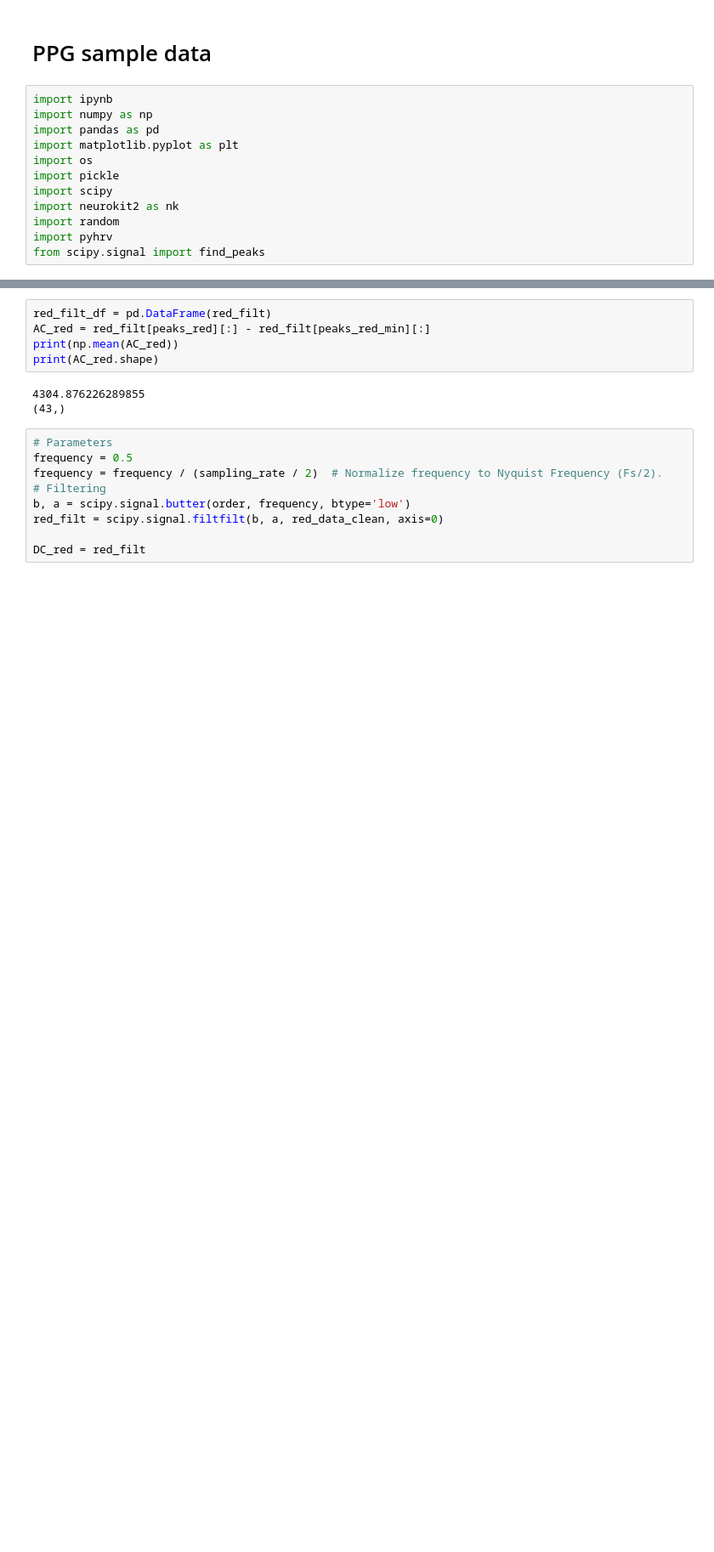
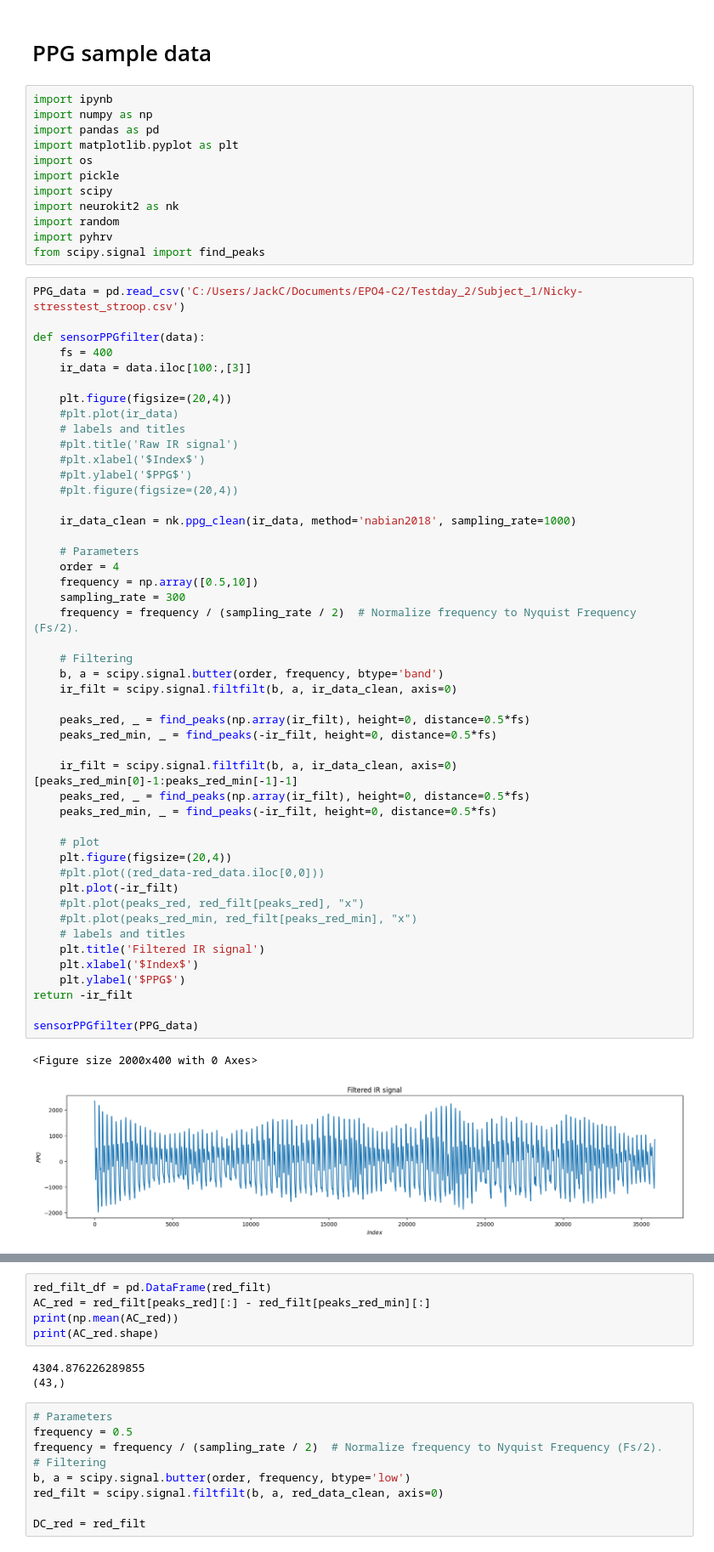
Before and after one commit to aacudad/EPO4-C2, a Jupyter notebook: PPG_preprocessing.ipynb, the cells around one changed output, grey strips where cells are left out. Shown at 85% size. Saved outputs shown, nothing was run; the diff lists cells and outputs as text; blank space fills up the shorter version.

```diff
--- a/PPG_preprocessing.ipynb
+++ b/PPG_preprocessing.ipynb
@@ -244,4 +381,54 @@ import neurokit2 as nk
 import random
 import pyhrv
 from scipy.signal import find_peaks
+# %%
+PPG_data = pd.read_csv('C:/Users/JackC/Documents/EPO4-C2/Testday_2/Subject_1/Nicky-stresstest_stroop.csv')
+
+def sensorPPGfilter(data):
+    fs = 400
+    ir_data = data.iloc[100:,[3]]
+
+    plt.figure(figsize=(20,4))
+    #plt.plot(ir_data)
+    # labels and titles
+    #plt.title('Raw IR signal')
+    #plt.xlabel('$Index$')
+    #plt.ylabel('$PPG$')
+    #plt.figure(figsize=(20,4))
+
+    ir_data_clean = nk.ppg_clean(ir_data, method='nabian2018', sampling_rate=1000)
+
+    # Parameters
+    order = 4
+    frequency = np.array([0.5,10])
+    sampling_rate = 300
+    frequency = frequency / (sampling_rate / 2)  # Normalize frequency to Nyquist Frequency (Fs/2).
+
+    # Filtering
+    b, a = scipy.signal.butter(order, frequency, btype='band')
+    ir_filt = scipy.signal.filtfilt(b, a, ir_data_clean, axis=0)
+
+    peaks_red, _ = find_peaks(np.array(ir_filt), height=0, distance=0.5*fs)
+    peaks_red_min, _ = find_peaks(-ir_filt, height=0, distance=0.5*fs)
+
+    ir_filt = scipy.signal.filtfilt(b, a, ir_data_clean, axis=0)[peaks_red_min[0]-1:peaks_red_min[-1]-1]
+    peaks_red, _ = find_peaks(np.array(ir_filt), height=0, distance=0.5*fs)
+    peaks_red_min, _ = find_peaks(-ir_filt, height=0, distance=0.5*fs)
+
+    # plot
+    plt.figure(figsize=(20,4))
+    #plt.plot((red_data-red_data.iloc[0,0]))
+    plt.plot(-ir_filt)
+    #plt.plot(peaks_red, red_filt[peaks_red], "x")
+    #plt.plot(peaks_red_min, red_filt[peaks_red_min], "x")
+    # labels and titles
+    plt.title('Filtered IR signal')
+    plt.xlabel('$Index$')
+    plt.ylabel('$PPG$')
+return -ir_filt
+
+sensorPPGfilter(PPG_data)
+# %% [output]
+<Figure size 2000x400 with 0 Axes>
+[figure, added]
 # %%
```
Also changed, not shown: parts of 22 cells of this notebook, 2 other files.
